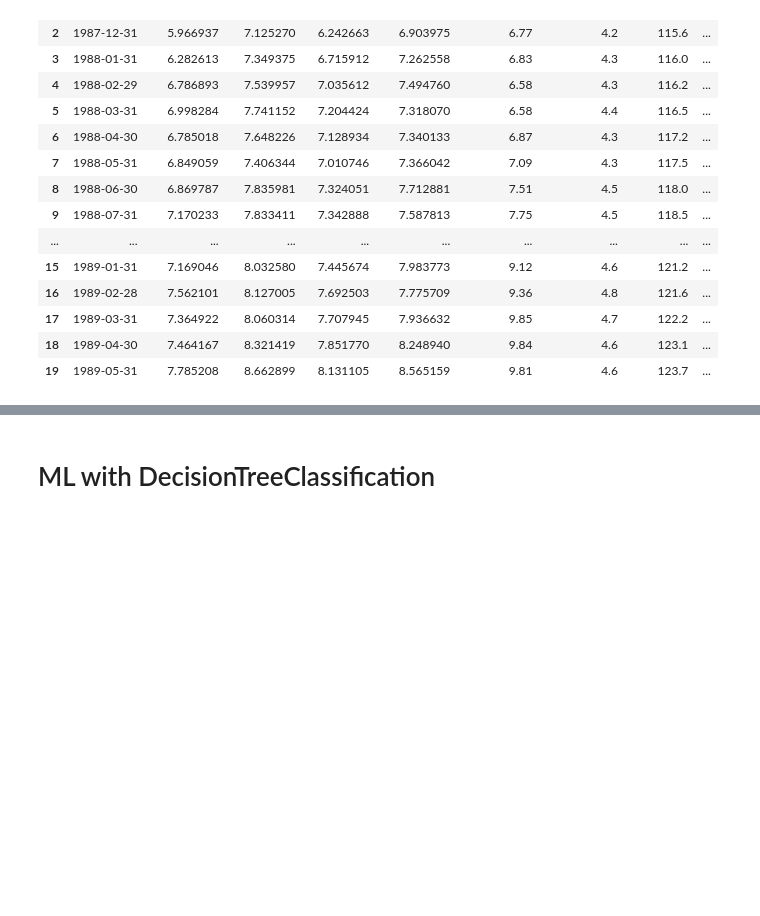
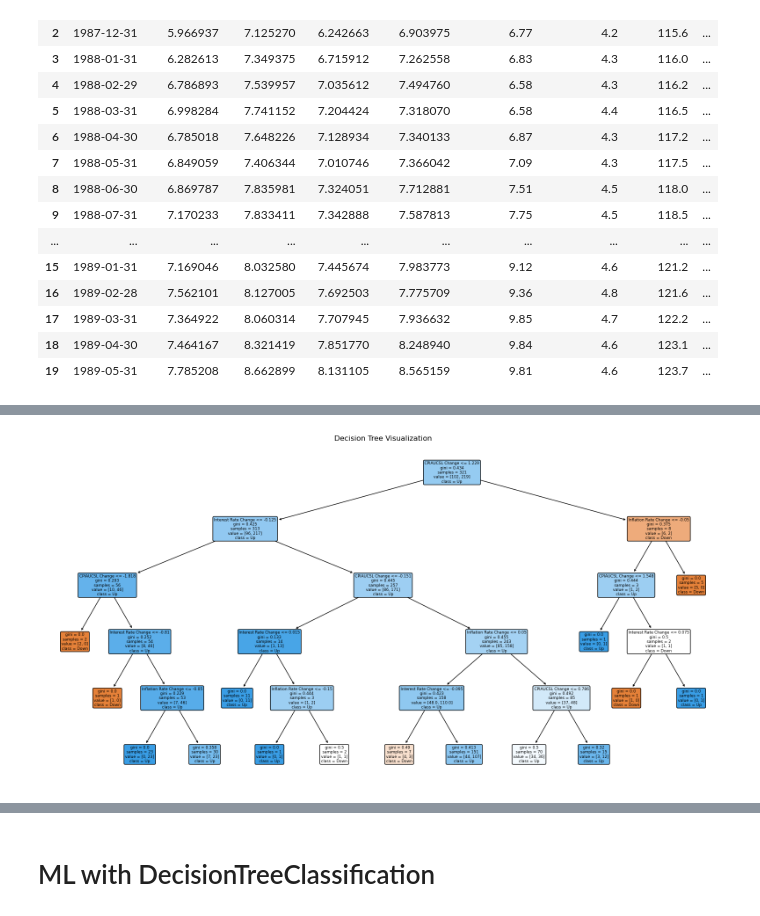
Before and after one commit to badranyoussef/bi-exam-project-stock, a Jupyter notebook: notebooks/resample_of_frequency.ipynb, the cells around one changed output, grey strips where cells are left out. Drawn from its saved outputs; the diff is of its cells as text; code cells hidden in the pictures; blank space fills up the shorter version.

```diff
--- a/notebooks/resample_of_frequency.ipynb
+++ b/notebooks/resample_of_frequency.ipynb
@@ -555,0 +562,78 @@ Final Accuracy on last fold with best n_splits: 0.62
+# %%
+from sklearn.model_selection import TimeSeriesSplit
+from sklearn.tree import DecisionTreeClassifier
+from sklearn.metrics import accuracy_score, classification_report, confusion_matrix
+import matplotlib.pyplot as plt
+from sklearn.tree import plot_tree
+import seaborn as sns
+import numpy as np
+
+# Kolonner, der ikke skal bruges i modellen
+columns_to_drop_sp500 = ['Date', 'Open SP500',
+       'High SP500', 'Low SP500',
+       'Close SP500',
+       'Interest Rate', 'Inflation Rate', 'CPIAUCSL',
+       'Open RUSSELL2000', 'High RUSSELL2000', 'Low RUSSELL2000', 'Close RUSSELL2000',
+       'Volume RUSSELL2000', 'OPEN_CLOSE_CHANGE_ABB_SP500',
+       'OPEN_CLOSE_CHANGE_ABB_RUSSELL2000', 'SP500_Flagged',
+       'Russell2000_Flagged', 'Next_Month_SP500', 'Next_Month_Russell2000',
+       #'Interest Rate Change', 'Inflation Rate Change', 'CPIAUCSL Change'
+       ]
+
+# Fjern irrelevante kolonner og angiv den afhængige variabel
+X = df_monthly_test.drop(columns=columns_to_drop_sp500)
+y = df_monthly_test['SP500_Flagged']  # Målvariabel
+
+# Brug TimeSeriesSplit til at dele data i træning og test
+tscv = TimeSeriesSplit(n_splits=11)  # 5 fold som eksempel
+
+# Initialiser Decision Tree-modellen
+dt_model = DecisionTreeClassifier(max_depth=5, random_state=42)
+
+# For at gemme resultater
+accuracies = []
+fold = 1
+
+y_test = 0
+
+for train_index, test_index in tscv.split(X):
+    X_train, X_test = X.iloc[train_index], X.iloc[test_index]
+    y_train, y_test = y.iloc[train_index], y.iloc[test_index]
+
+    # Træn modellen
+    dt_model.fit(X_train, y_train)
+
+    # Forudsige på testdata
+    y_pred = dt_model.predict(X_test)
+
+    # Evaluer modellen
+    accuracy = accuracy_score(y_test, y_pred)
+    accuracies.append(accuracy)
+    print(f"Fold {fold} Accuracy: {accuracy:.2f}")
+    fold += 1
+
+    print("\nClassification Report:")
+    print(classification_report(y_test, y_pred))
+
+    # Confusion Matrix
+    #cm = confusion_matrix(y_test, y_pred)
+    #print("\nConfusion Matrix:")
+    #print(cm)
+
+    # Visualisér confusion matrix
+    #plt.figure(figsize=(8,6))
+    #sns.heatmap(cm, annot=True, fmt='d', cmap='Blues', cbar=False, xticklabels=['Down', 'Up'], yticklabels=['Down', 'Up'])
+    #plt.title('Confusion Matrix')
+    #plt.xlabel('Predicted')
+    #plt.ylabel('Actual')
+    #plt.show()
+
+# Visualisér Decision Tree fra sidste fold
+plt.figure(figsize=(20,10))
+plot_tree(dt_model, feature_names=X.columns, class_names=['Down', 'Up'], filled=True, rounded=True)
+plt.title('Decision Tree Visualization')
+#plt.show()
+
+# Udskriv gennemsnitsnøjagtighed
+print(f"Average Accuracy over all folds: {np.mean(accuracies):.2f}")
+# %% [output]
@@ -556,3 +657,4 @@ Final Accuracy on last fold with best n_splits: 0.62
+[figure, added]
 # %%
 # Forudsige på testdata
 y_pred = dt_model.predict(X_test)
```
Also changed, not shown: parts of 22 cells of this notebook, 2 other files.
